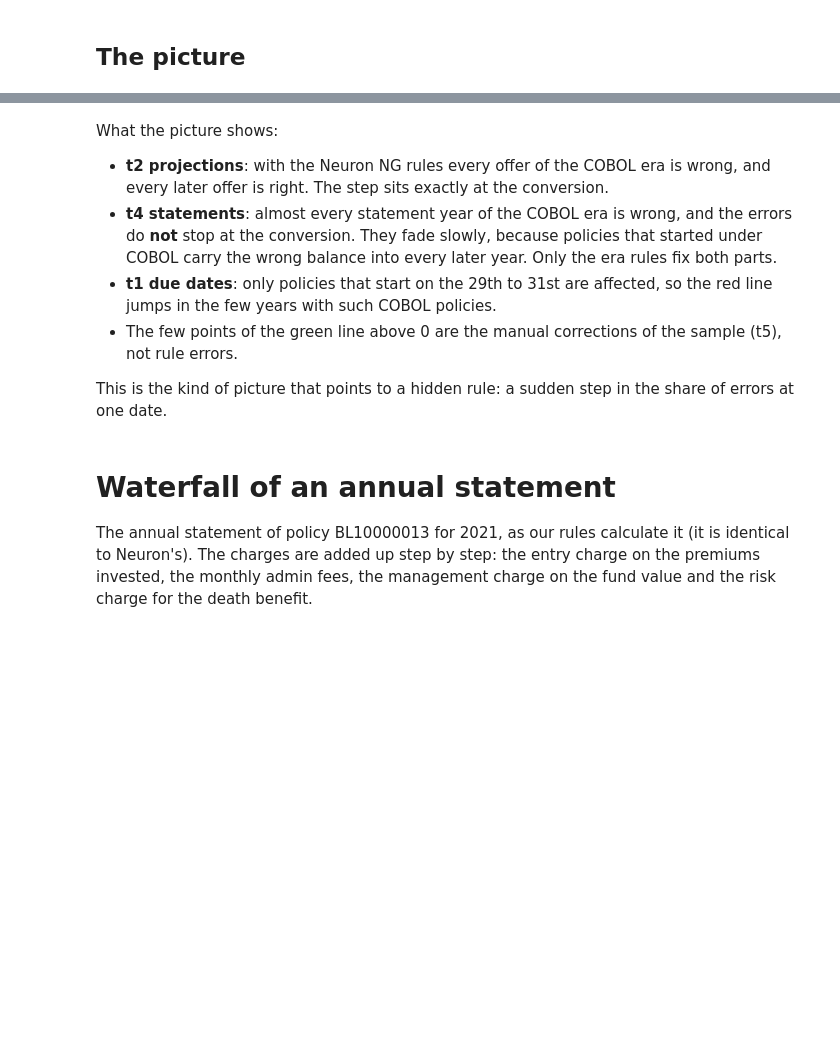
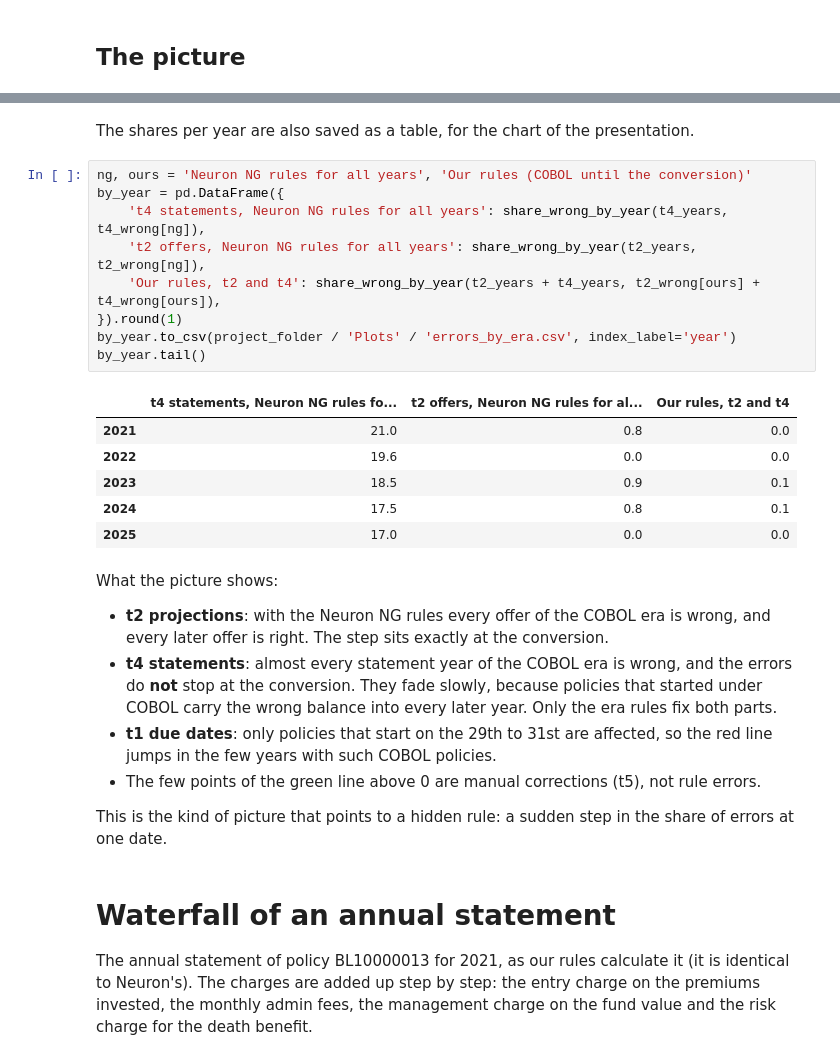
Before and after one commit to mj-amin-ece/Lifeware-Challenge, a Jupyter notebook: starter_kit/my_solution/notebooks/05_Visualizations.ipynb, the cells around one changed output, grey strips where cells are left out. Saved outputs shown, nothing was run; the diff lists cells and outputs as text; blank space fills up the shorter version.

```diff
--- a/starter_kit/my_solution/notebooks/05_Visualizations.ipynb
+++ b/starter_kit/my_solution/notebooks/05_Visualizations.ipynb
@@ -101,4 +101,22 @@ pd.DataFrame(summary)
 | 5 | t1 | Our rules (COBOL until the conver... | 0.0 | 0.0 | 0 |
+# %% [markdown]
+The shares per year are also saved as a table, for the chart of the presentation.
+# %%
+ng, ours = 'Neuron NG rules for all years', 'Our rules (COBOL until the conversion)'
+by_year = pd.DataFrame({
+    't4 statements, Neuron NG rules for all years': share_wrong_by_year(t4_years, t4_wrong[ng]),
+    't2 offers, Neuron NG rules for all years': share_wrong_by_year(t2_years, t2_wrong[ng]),
+    'Our rules, t2 and t4': share_wrong_by_year(t2_years + t4_years, t2_wrong[ours] + t4_wrong[ours]),
+}).round(1)
+by_year.to_csv(project_folder / 'Plots' / 'errors_by_era.csv', index_label='year')
+by_year.tail()
+# %% [output]
+|  | t4 statements, Neuron NG rules fo... | t2 offers, Neuron NG rules for al... | Our rules, t2 and t4 |
+| 2021 | 21.0 | 0.8 | 0.0 |
+| 2022 | 19.6 | 0.0 | 0.0 |
+| 2023 | 18.5 | 0.9 | 0.1 |
+| 2024 | 17.5 | 0.8 | 0.1 |
+| 2025 | 17.0 | 0.0 | 0.0 |
 # %% [markdown]
 What the picture shows:
 
@@ -109,7 +127,7 @@ What the picture shows:
   year. Only the era rules fix both parts.
 - **t1 due dates**: only policies that start on the 29th to 31st are affected, so the red line jumps in the few years
   with such COBOL policies.
-- The few points of the green line above 0 are the manual corrections of the sample (t5), not rule errors.
+- The few points of the green line above 0 are manual corrections (t5), not rule errors.
 
 This is the kind of picture that points to a hidden rule: a sudden step in the share of errors at one date.
 # %% [markdown]
```
Also changed, not shown: parts of 5 cells of this notebook, 8 other files.
